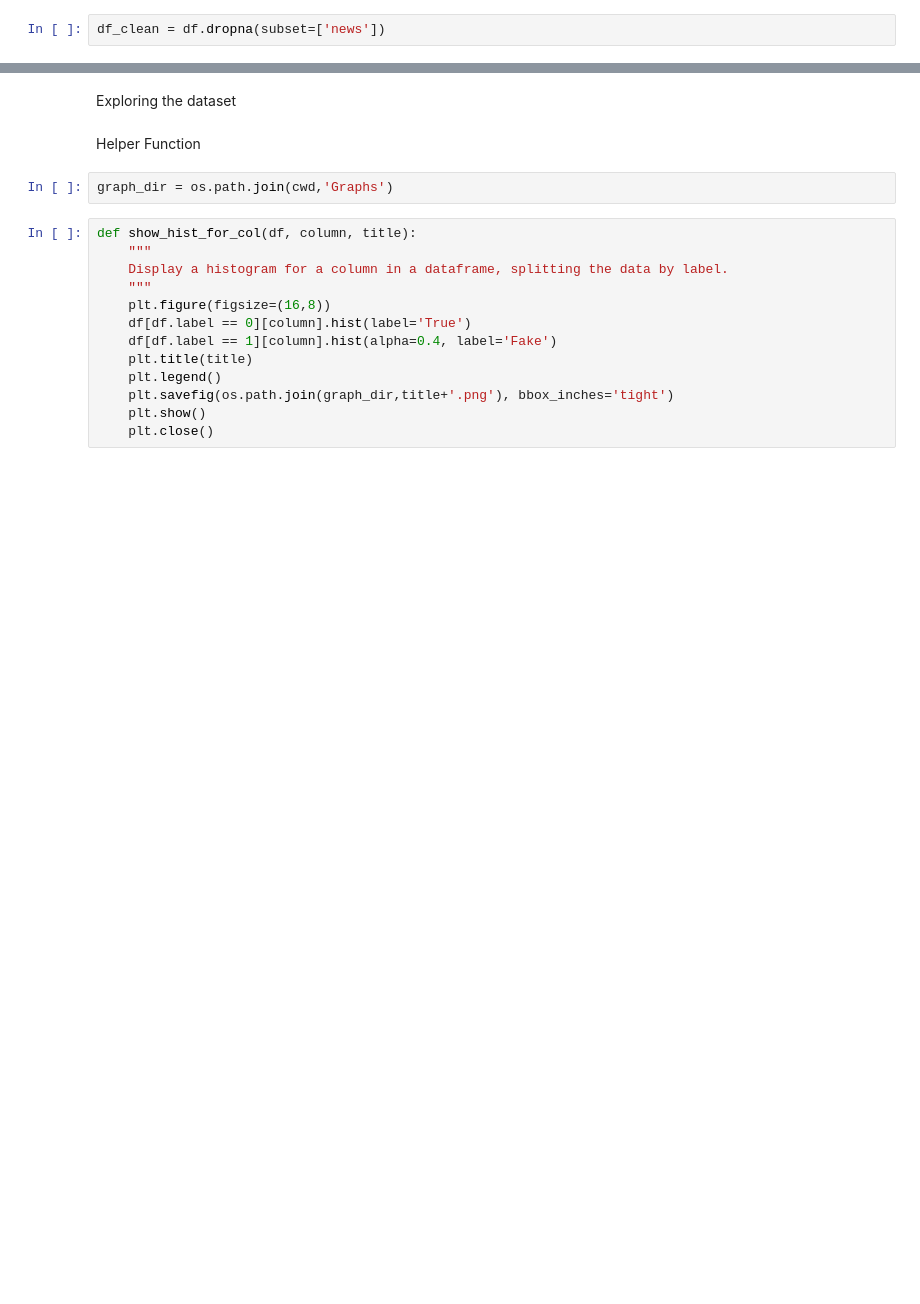
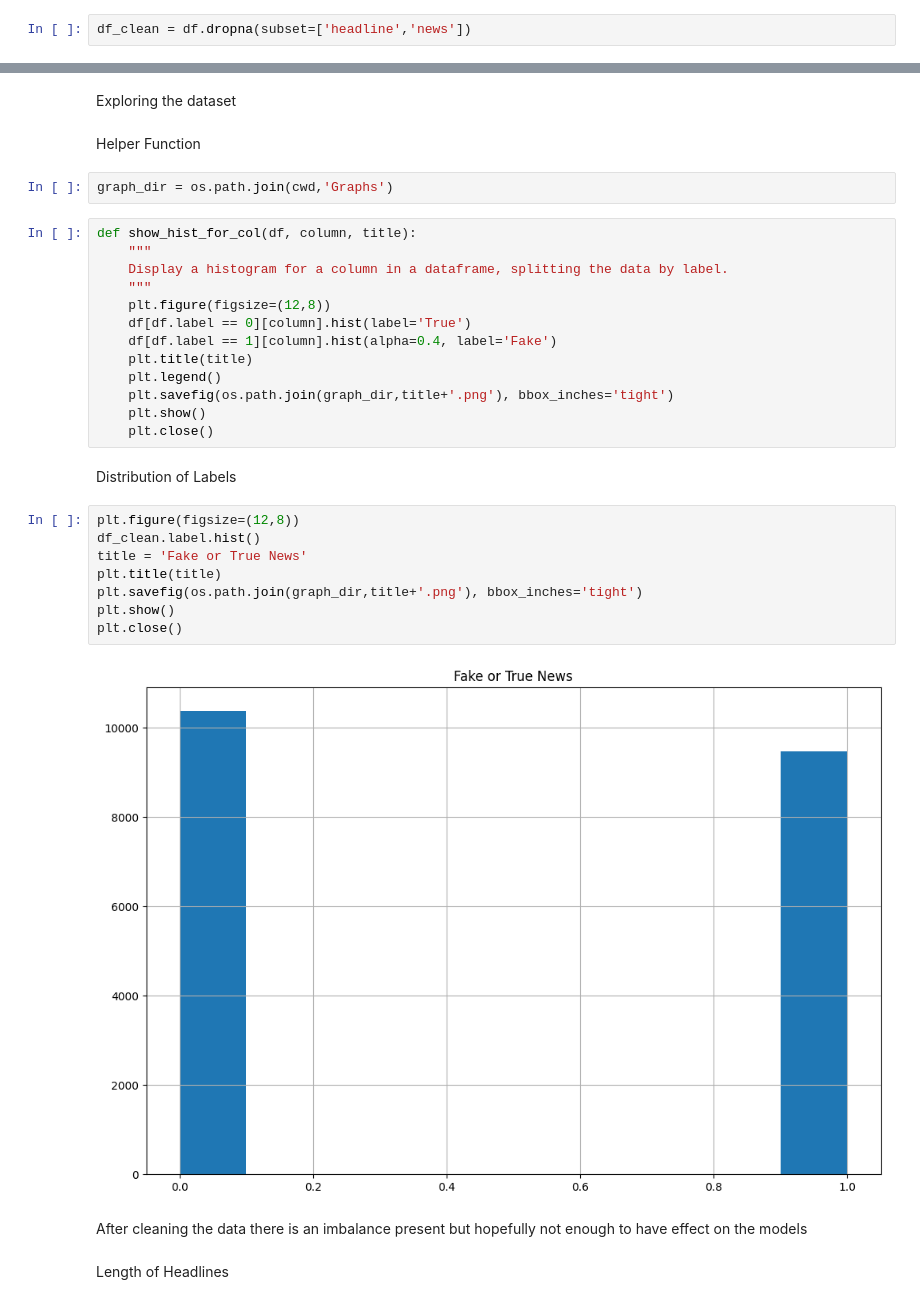
Before and after one commit to kanaishk/Fake-News-Detection, a Jupyter notebook: EDA.ipynb, the cells around one changed output, grey strips where cells are left out. Cells and saved outputs as stored; diff of their text form; blank space fills up the shorter version.

```diff
--- a/EDA.ipynb
+++ b/EDA.ipynb
@@ -261,5 +261,5 @@ Dropping rows with no news article
 # %%
-df_clean = df.dropna(subset=['news'])
+df_clean = df.dropna(subset=['headline','news'])
 # %%
 len(df_clean)
 # %% [output]
@@ -325,7 +325,7 @@ def show_hist_for_col(df, column, title):
     """
     Display a histogram for a column in a dataframe, splitting the data by label.
     """
-    plt.figure(figsize=(16,8))
+    plt.figure(figsize=(12,8))
     df[df.label == 0][column].hist(label='True')
     df[df.label == 1][column].hist(alpha=0.4, label='Fake')
     plt.title(title)
@@ -333,3 +333,19 @@ def show_hist_for_col(df, column, title):
     plt.savefig(os.path.join(graph_dir,title+'.png'), bbox_inches='tight')
     plt.show()
     plt.close()
+# %% [markdown]
+Distribution of Labels
+# %%
+plt.figure(figsize=(12,8))
+df_clean.label.hist()
+title = 'Fake or True News'
+plt.title(title)
+plt.savefig(os.path.join(graph_dir,title+'.png'), bbox_inches='tight')
+plt.show()
+plt.close()
+# %% [output]
+[figure, added]
+# %% [markdown]
+After cleaning the data there is an imbalance present but hopefully not enough to have effect on the models
+# %% [markdown]
+Length of Headlines
```
Also changed, not shown: parts of 76 cells of this notebook, 8 other files.
